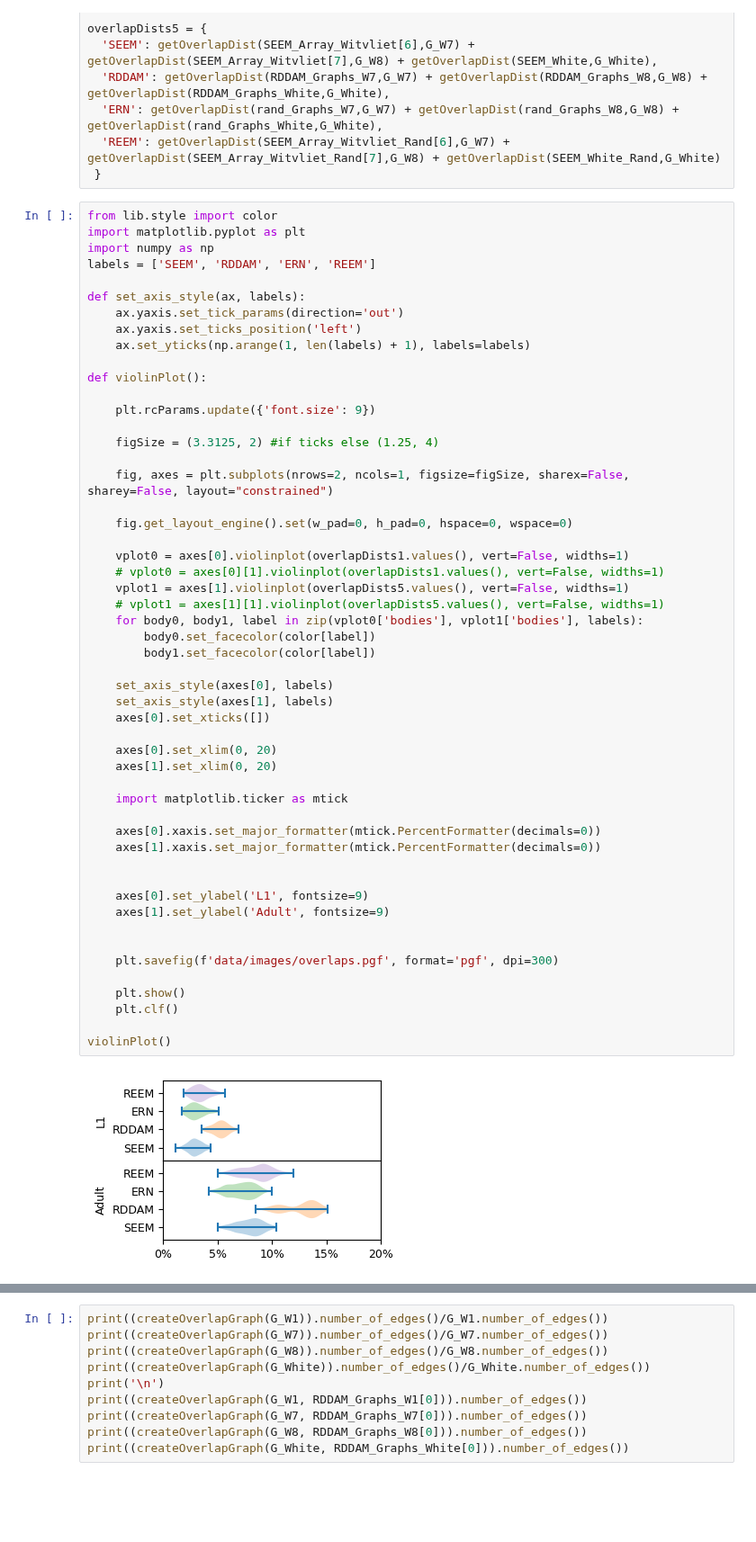
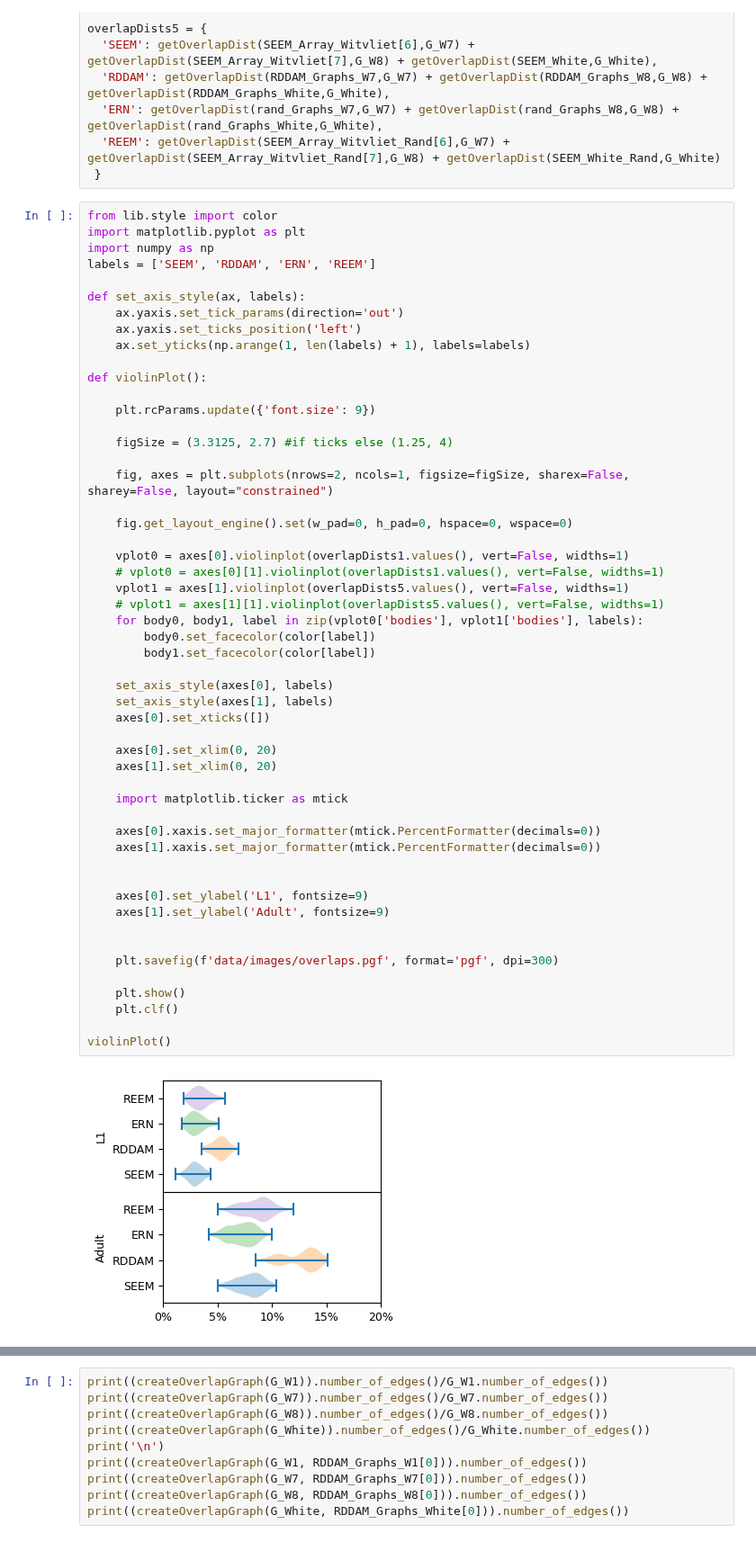
Before and after one commit to Zach-Attach/SEEM, a Jupyter notebook: src/analysis/overlap.ipynb, the cells around one changed output, grey strips where cells are left out. Shown at 90% size. Cells and saved outputs as stored; diff of their text form; blank space fills up the shorter version.

```diff
--- a/src/analysis/overlap.ipynb
+++ b/src/analysis/overlap.ipynb
@@ -54,7 +54,7 @@ def violinPlot():
 
     plt.rcParams.update({'font.size': 9})
 
-    figSize = (3.3125, 2) #if ticks else (1.25, 4)
+    figSize = (3.3125, 2.7) #if ticks else (1.25, 4)
 
     fig, axes = plt.subplots(nrows=2, ncols=1, figsize=figSize, sharex=False, sharey=False, layout="constrained")
 
@@ -65,34 +65,34 @@ def violinPlot():
     vplot1 = axes[1].violinplot(overlapDists5.values(), vert=False, widths=1)
     # vplot1 = axes[1][1].violinplot(overlapDists5.values(), vert=False, widths=1)
     for body0, body1, label in zip(vplot0['bodies'], vplot1['bodies'], labels):
         body0.set_facecolor(color[label])
         body1.set_facecolor(color[label])
 
     set_axis_style(axes[0], labels)
     set_axis_style(axes[1], labels)
     axes[0].set_xticks([])
 
     axes[0].set_xlim(0, 20)
     axes[1].set_xlim(0, 20)
 
     import matplotlib.ticker as mtick
 
     axes[0].xaxis.set_major_formatter(mtick.PercentFormatter(decimals=0))
     axes[1].xaxis.set_major_formatter(mtick.PercentFormatter(decimals=0))
 
 
     axes[0].set_ylabel('L1', fontsize=9)
     axes[1].set_ylabel('Adult', fontsize=9)
 
 
     plt.savefig(f'data/images/overlaps.pgf', format='pgf', dpi=300)
 
     plt.show()
     plt.clf()
 
 violinPlot()
 # %% [output]
-[figure, old version]
+[figure, new version]
 <Figure size 640x480 with 0 Axes>
 # %%
 print((createOverlapGraph(G_W1)).number_of_edges()/G_W1.number_of_edges())
```
Also changed, not shown: 21 other files.
